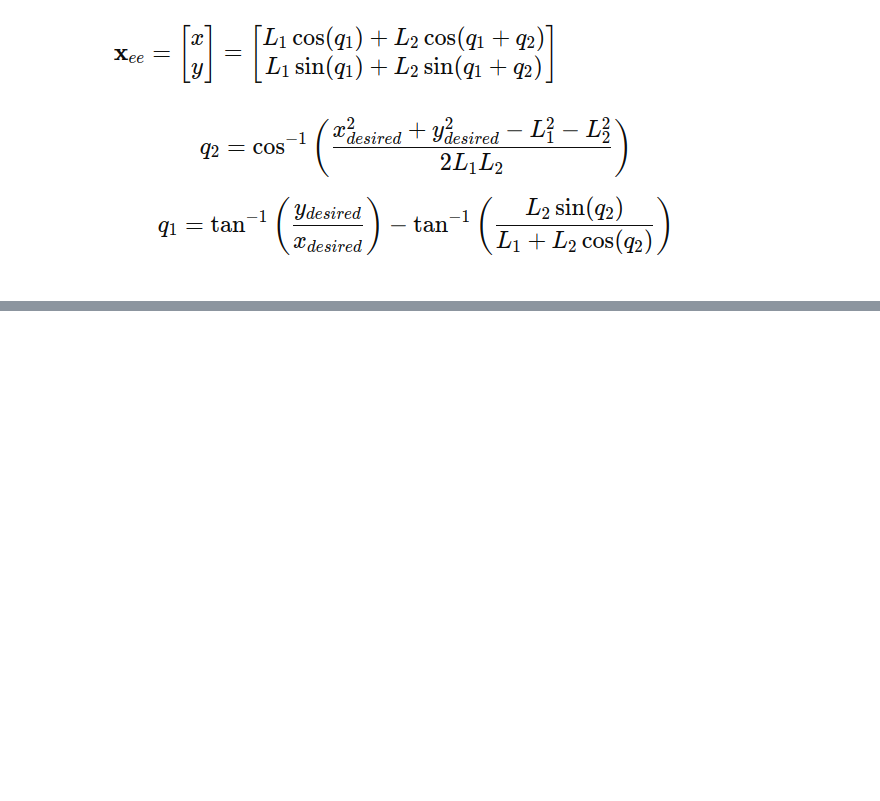
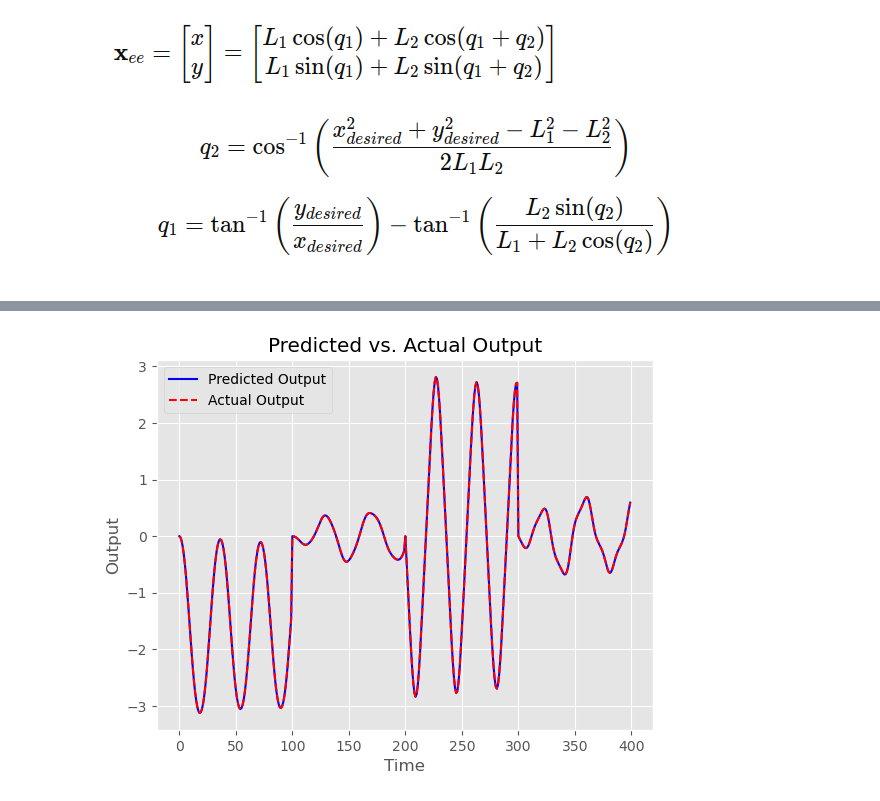
Before and after one commit to mmahdin/Computational-Intelligence-EE-AUT, a Jupyter notebook: lab/9/main.ipynb, the cells around one changed output, grey strips where cells are left out. Cells and saved outputs as stored; diff of their text form; code cells hidden in the pictures; blank space fills up the shorter version.

```diff
--- a/lab/9/main.ipynb
+++ b/lab/9/main.ipynb
@@ -436,0 +464,16 @@ plt.show()
+# %%
+model = DeepNetwork(input_dim=X.shape[1], hidden_dims=[64], num_classes=num_states*num_time).to(device)
+criterion = nn.MSELoss()
+optimizer = optim.Adam(model.parameters(), lr=0.001)
+
+# Training loop
+num_epochs = 10000
+for epoch in range(num_epochs):
+    optimizer.zero_grad()
+    outputs = model(X)
+    loss = criterion(outputs, y)
+    loss.backward()
+    optimizer.step()
+
+    if epoch %5000 == 0:
+        print(f"Epoch {epoch}, Loss: {loss.item()}")
@@ -436,0 +483,19 @@ plt.show()
+# %%
+X_test = torch.rand(2).to(device)
+
+# Combine delayed test input and output for prediction
+predicted_output = model(X_test)
+sol = solve_ivp(state_dynamics, (0, 10), x0, args=(X_test.cpu().numpy(),), t_eval=np.linspace(0, end_time, num_time))
+y_out = sol.y.reshape(-1, 1)
+# y_out =
+
+# Plot predicted output and actual output
+plt.plot(predicted_output.detach().cpu().numpy(), label="Predicted Output", color="blue")
+plt.plot(y_out, label="Actual Output", color="red", linestyle="--")
+plt.xlabel("Time")
+plt.ylabel("Output")
+plt.legend()
+plt.title("Predicted vs. Actual Output")
+plt.show()
+# %% [output]
+[figure, added]
```
Also changed, not shown: parts of 5 cells of this notebook.
